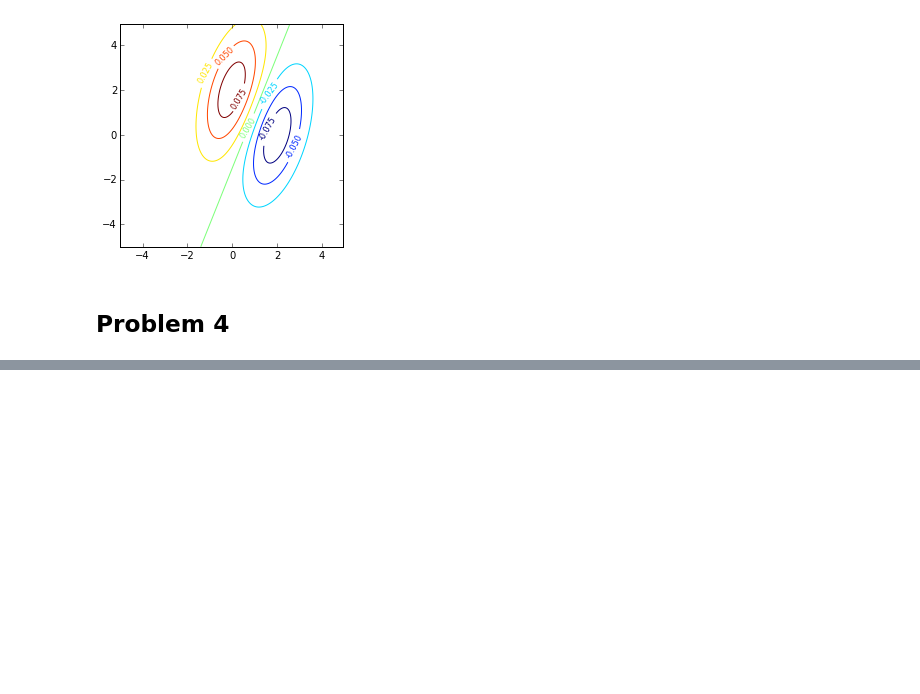
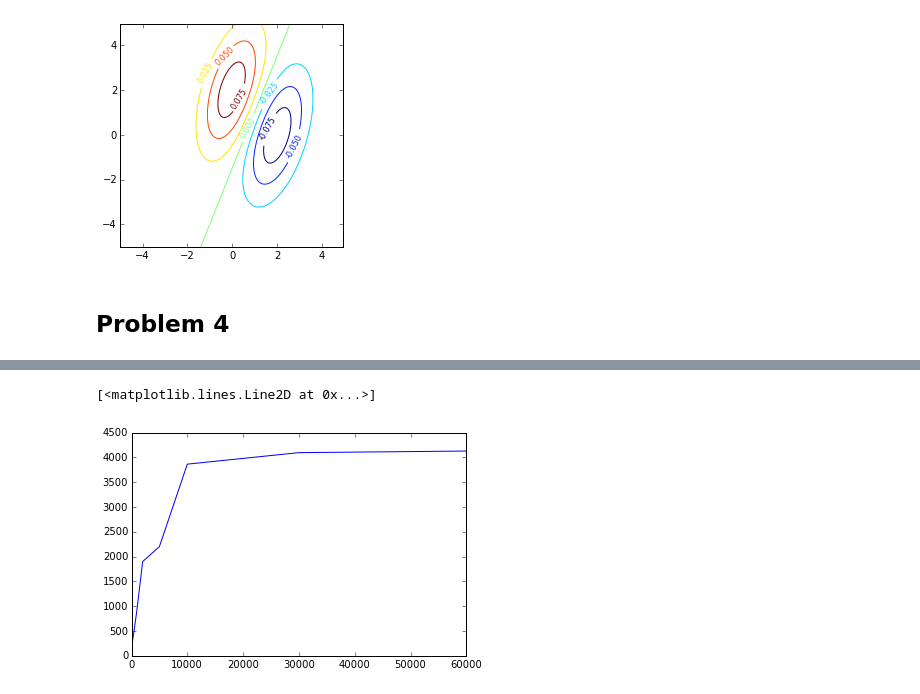
Before and after one commit to akrolsmir/cs189, a Jupyter notebook: hw3/hw3.ipynb, the cells around one changed output, grey strips where cells are left out. Cells and saved outputs as stored; diff of their text form; code cells hidden in the pictures; blank space fills up the shorter version.

```diff
--- a/hw3/hw3.ipynb
+++ b/hw3/hw3.ipynb
@@ -203,0 +251,7 @@ SyntaxError: invalid syntax (<ipython-input-77-266d5c267d0a>, line 1)
+# %%
+x = [100, 200, 500, 1000, 2000, 5000, 10000, 30000, 60000]
+y =  [135, 310, 535, 952, 1900, 2202, 3864, 4096, 4128]
+plt.plot(x, y)
+# %% [output]
+[<matplotlib.lines.Line2D at 0x...>]
+[figure, added]
```
Also changed, not shown: parts of 24 cells of this notebook.
